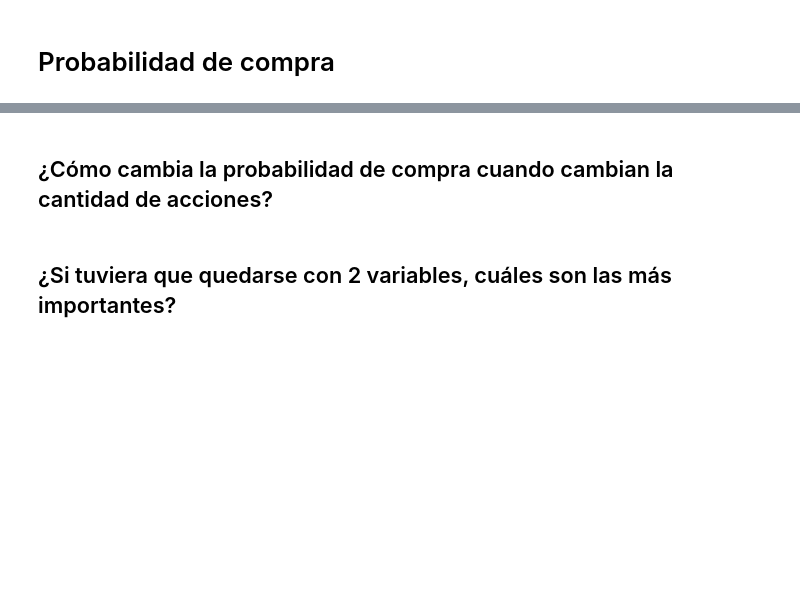
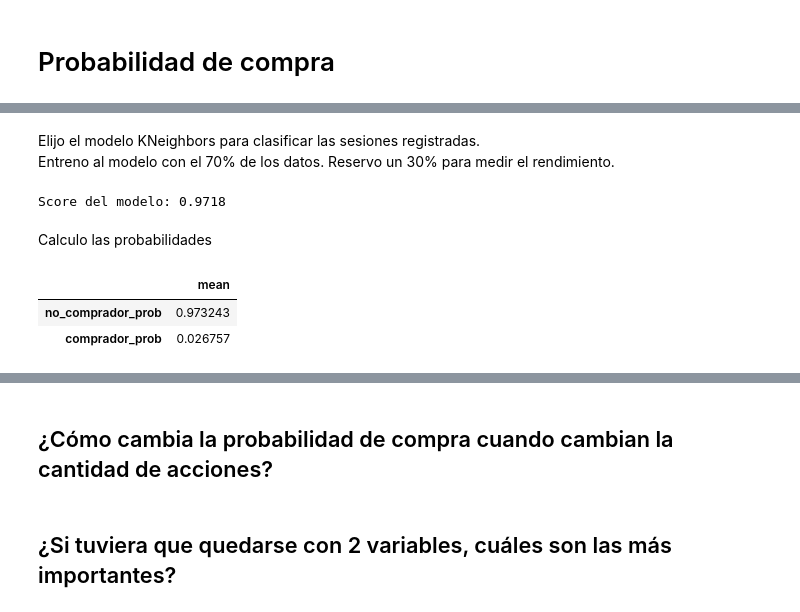
Before and after one commit to melik-data-challenges/despegar-challenge, a Jupyter notebook: notebooks/compra.ipynb, the cells around one changed output, grey strips where cells are left out. Cells and saved outputs as stored; diff of their text form; code cells hidden in the pictures; blank space fills up the shorter version.

```diff
--- a/notebooks/compra.ipynb
+++ b/notebooks/compra.ipynb
@@ -198,0 +227,31 @@ Name: thanks, dtype: int64
+# %% [markdown]
+Elijo el modelo KNeighbors para clasificar las sesiones registradas. <br>
+Entreno al modelo con el 70% de los datos. Reservo un 30% para medir el rendimiento.
+# %%
+from sklearn.neighbors import KNeighborsClassifier
+from sklearn.datasets import load_iris
+from sklearn.model_selection import train_test_split
+from sklearn.pipeline import Pipeline
+
+X = df.drop(['userid','date','comprador'], axis=1).values
+y = df.comprador.values
+
+X_train, X_test, y_train, y_test = train_test_split(X, y, stratify=y, test_size=0.3, random_state=42)
+
+knn = KNeighborsClassifier(n_neighbors=5)
+
+knn.fit(X_train, y_train)
+# %%
+print('Score del modelo: {:.4f}'.format(knn.score(X_test, y_test)))
+# %% [output]
+Score del modelo: 0.9718
+# %% [markdown]
+Calculo las probabilidades
+# %%
+df_predict_proba = pd.DataFrame(knn.predict_proba(X_test), columns=['no_comprador_prob','comprador_prob'])
+# %%
+df_predict_proba.describe().loc['mean',:].to_frame()
+# %% [output]
+|  | mean |
+| no_comprador_prob | 0.973243 |
+| comprador_prob | 0.026757 |
```
Also changed, not shown: parts of 72 cells of this notebook.
